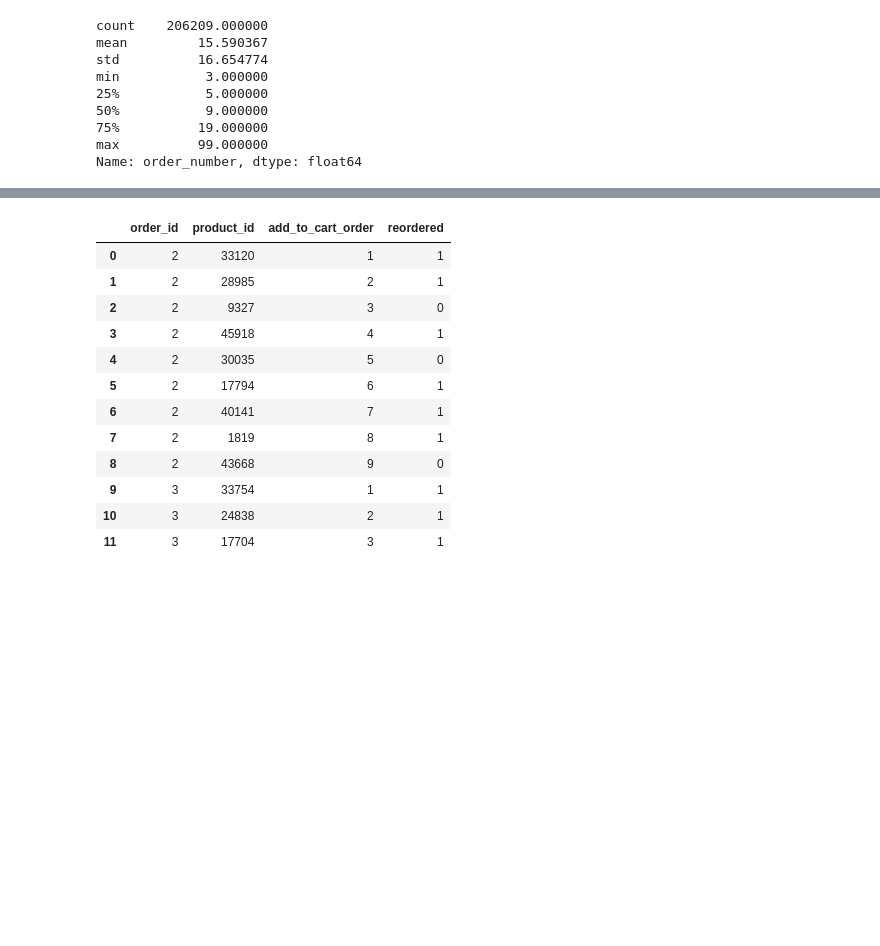
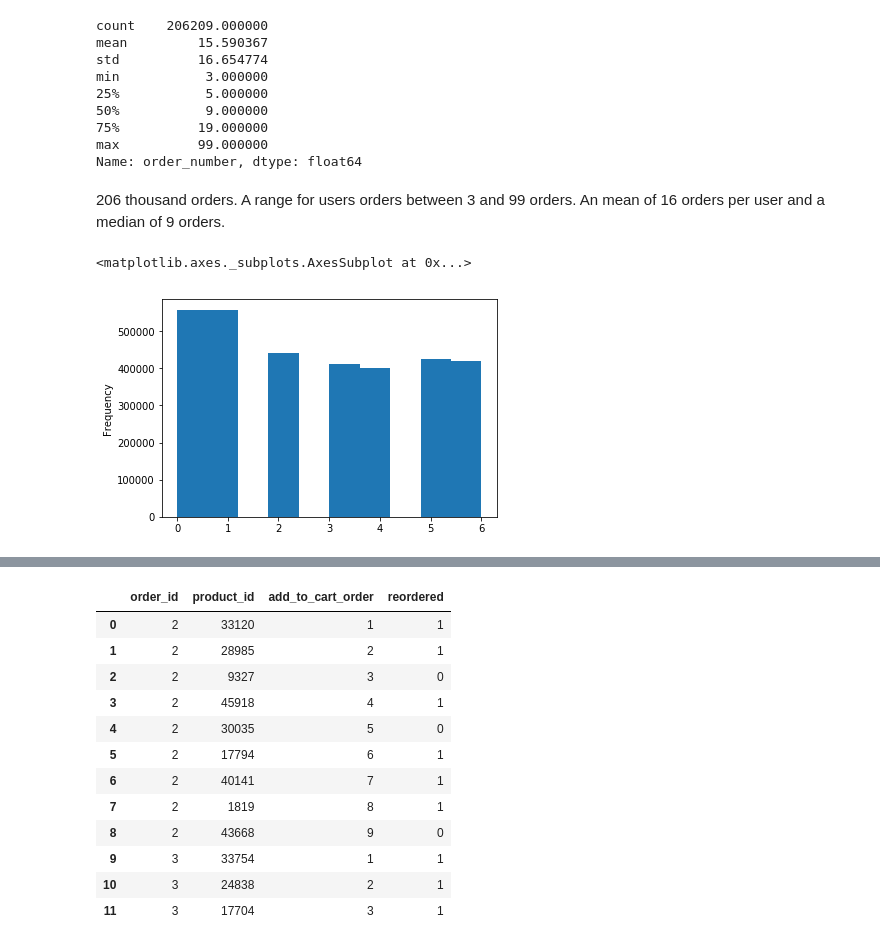
Before and after one commit to lbjennings/Springboard, a Jupyter notebook: Springboard/Capstone Project 1/Capstone_EDA.ipynb, the cells around one changed output, grey strips where cells are left out. Saved outputs shown, nothing was run; the diff lists cells and outputs as text; code cells hidden in the pictures; blank space fills up the shorter version.

```diff
--- a/Springboard/Capstone Project 1/Capstone_EDA.ipynb
+++ b/Springboard/Capstone Project 1/Capstone_EDA.ipynb
@@ -175,3 +184,10 @@ min           3.000000
 75%          19.000000
 max          99.000000
 Name: order_number, dtype: float64
+# %% [markdown]
+206 thousand orders. A range for users orders between 3 and 99 orders. An mean of 16 orders per user and a median of 9 orders.
+# %%
+df_prior_set.order_dow.plot(kind='hist')
+# %% [output]
+<matplotlib.axes._subplots.AxesSubplot at 0x...>
+[figure, added]
```
Also changed, not shown: parts of 32 cells of this notebook.
